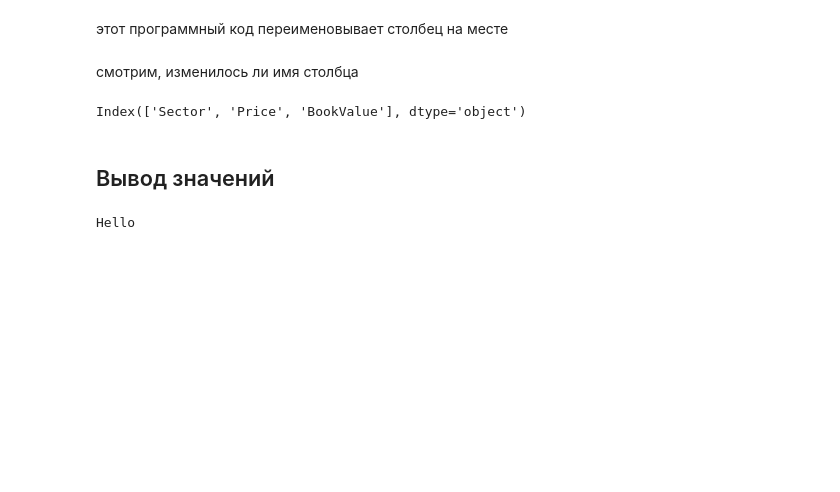
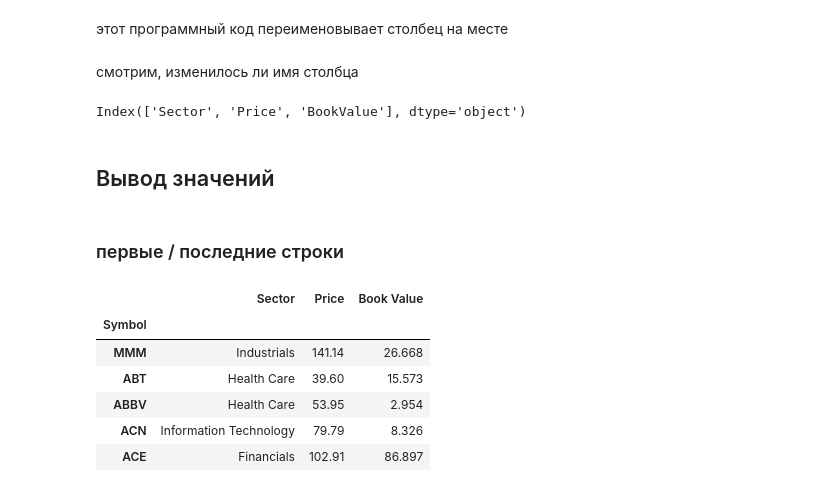
Before and after one commit to VorobyvEgor/Data_Science_with_Python, a Jupyter notebook: 1_Data_Structures.ipynb, the cells around one changed output. Saved outputs shown, nothing was run; the diff lists cells and outputs as text; code cells hidden in the pictures; blank space fills up the shorter version.

```diff
--- a/1_Data_Structures.ipynb
+++ b/1_Data_Structures.ipynb
@@ -484,7 +473,15 @@ sp500_copy.columns
 Index(['Sector', 'Price', 'BookValue'], dtype='object')
 # %% [markdown]
 ## Вывод значений
-# %%
-print("Hello")
-# %% [output]
-Hello
+# %% [markdown]
+### первые / последние строки
+# %%
+sp500.head()
+# %% [output]
+|  | Sector | Price | Book Value |
+| Symbol |  |  |  |
+| MMM | Industrials | 141.14 | 26.668 |
+| ABT | Health Care | 39.60 | 15.573 |
+| ABBV | Health Care | 53.95 | 2.954 |
+| ACN | Information Technology | 79.79 | 8.326 |
+| ACE | Financials | 102.91 | 86.897 |
```
Also changed, not shown: parts of 79 cells of this notebook.
